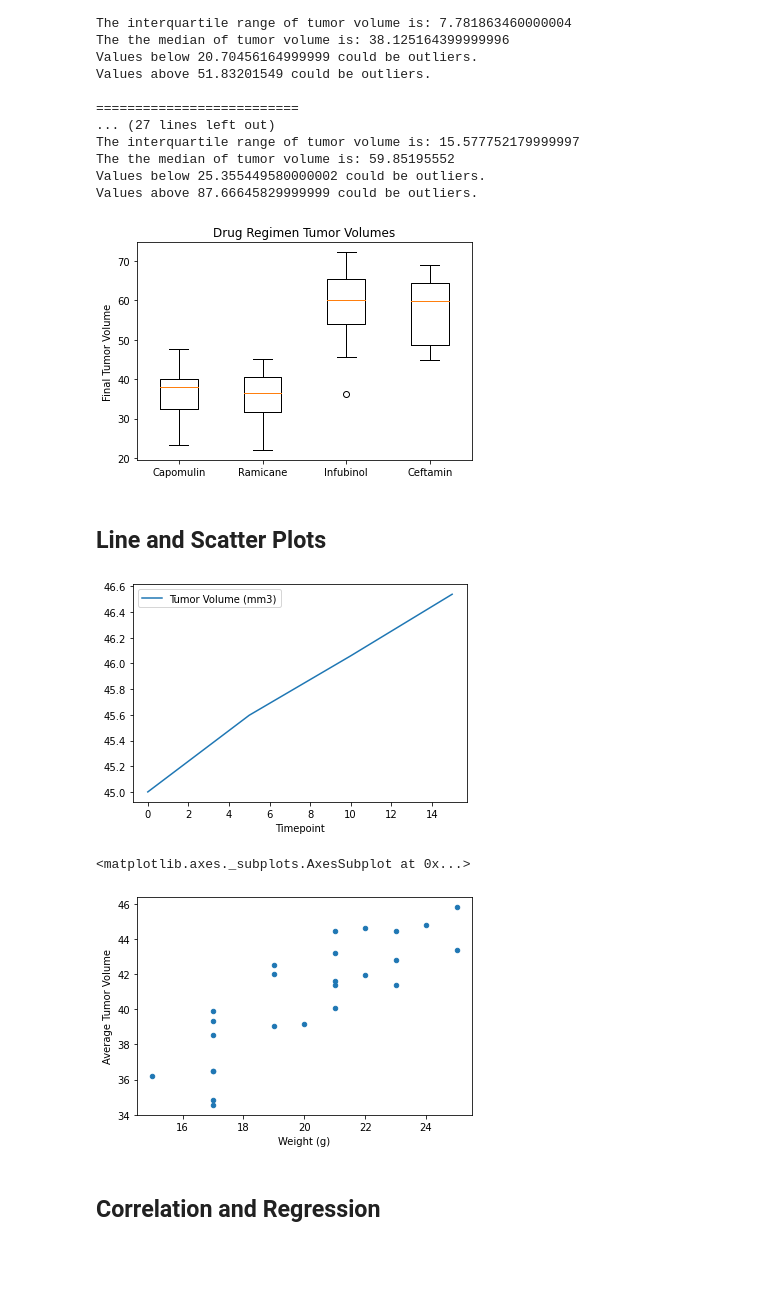
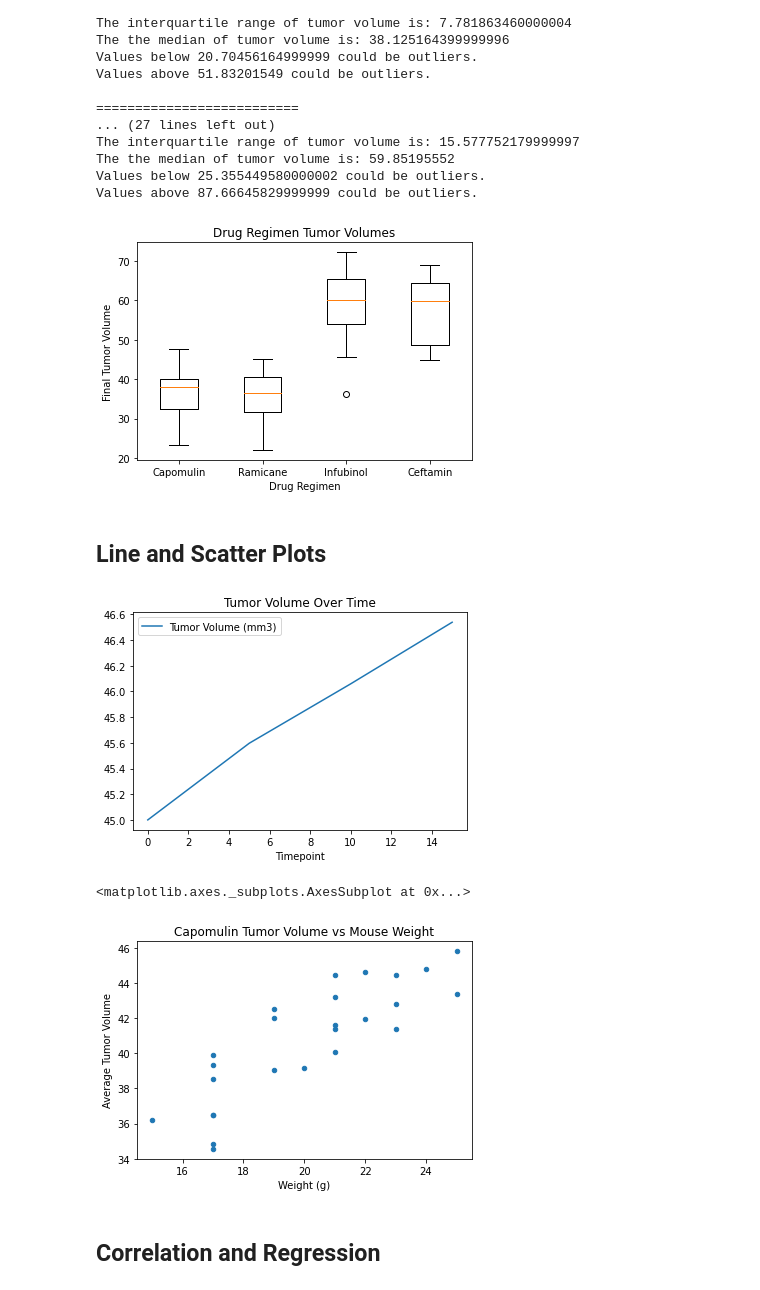
Before and after one commit to NoahGoldstein13/Matplotlib-Challenge, a Jupyter notebook: pymaceuticals_starter.ipynb, the cells around one changed output. Saved outputs shown, nothing was run; the diff lists cells and outputs as text; code cells hidden in the pictures; blank space fills up the shorter version.

```diff
--- a/pymaceuticals_starter.ipynb
+++ b/pymaceuticals_starter.ipynb
@@ -240,12 +240,13 @@ Values above 87.66645829999999 could be outliers.
 # %%
 # Generate a box plot of the final tumor volume of each mouse across four regimens of interest
 fig1, ax1 = plt.subplots()
 ax1.set_title('Drug Regimen Tumor Volumes')
 ax1.set_ylabel('Final Tumor Volume')
+ax1.set_xlabel('Drug Regimen')
 ax1.boxplot(tumor_volume_data, labels=drugs)
 plt.show()
 # %% [output]
-[figure, old version]
+[figure, new version]
 # %% [markdown]
 ## Line and Scatter Plots
 # %%
@@ -253,19 +254,19 @@ plt.show()
 capomulin_df = clean_mouse_df.loc[clean_mouse_df["Drug Regimen"] == "Capomulin"]
 capomulin_mouse_df = capomulin_df.loc[capomulin_df['Mouse ID']=="r157"]
 
-line_plot = capomulin_mouse_df.plot.line(x='Timepoint', y='Tumor Volume (mm3)')
+line_plot = capomulin_mouse_df.plot.line(x='Timepoint', y='Tumor Volume (mm3)', title = "Tumor Volume Over Time")
 # %% [output]
-[figure, old version]
+[figure, new version]
 # %%
 # Generate a scatter plot of average tumor volume vs. mouse weight for the Capomulin regimen
 avg = capomulin_df.groupby(["Mouse ID","Weight (g)"])["Tumor Volume (mm3)"].mean().reset_index()
 avg_df = pd.DataFrame(avg)
 avg_df = avg_df.rename(columns={'Tumor Volume (mm3)':'Average Tumor Volume'})
 
-avg_df.plot(kind="scatter",x="Weight (g)", y="Average Tumor Volume")
+avg_df.plot(kind="scatter",x="Weight (g)", y="Average Tumor Volume", title = "Capomulin Tumor Volume vs Mouse Weight")
 # %% [output]
 <matplotlib.axes._subplots.AxesSubplot at 0x...>
-[figure, old version]
+[figure, new version]
 # %% [markdown]
 ## Correlation and Regression
 # %%
```
Also changed, not shown: parts of 2 cells of this notebook.
